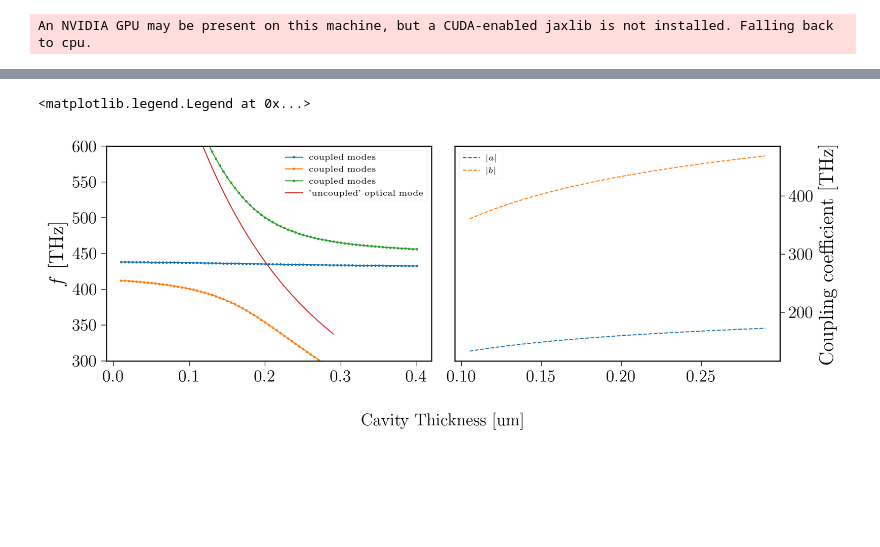
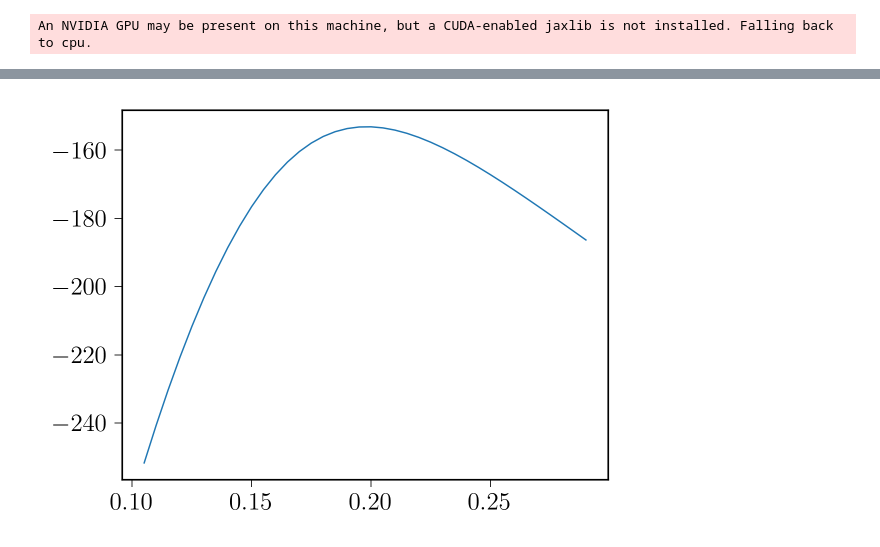
Before and after one commit to jan-david-fischbach/agsurmof, a Jupyter notebook: notebooks/plot_subdivide_results.ipynb, the cells around one changed output, grey strips where cells are left out. Saved outputs shown, nothing was run; the diff lists cells and outputs as text; code cells hidden in the pictures; blank space fills up the shorter version.

```diff
--- a/notebooks/plot_subdivide_results.ipynb
+++ b/notebooks/plot_subdivide_results.ipynb
@@ -210,35 +213,14 @@ plt.ylim((-4, -2))
-# %%
-fig = plt.figure(figsize=(8,3))
-plt.subplot(121)
-selection = [3,9,1] if osc==0.1 else [1,4,18]
-fundamental = poles_tracked_filtered[:, selection]
-plt.plot(thickness, fundamental.real*to_THz, ".-", label="coupled modes")
-plt.ylim(min(w_r), max(w_r))
-
-import inverse_eigenproblem
-As = []
-Bs = []
-om_os=[]
-for i, t in enumerate(thickness):
-    evs = fundamental[i]*to_THz*2*np.pi
-    A, B, om_o = inverse_eigenproblem.get_coupling(
-        evs, material_poles
-    )
-    As.append(A)
-    Bs.append(B)
-    om_os.append(om_o)
-
-plt.plot(thickness, np.array(om_os)/(2*np.pi), label="'uncoupled' optical mode")
-plt.ylabel("$f$ [THz]")
-plt.legend(fontsize=6)
-plt.subplot(122)
-plt.gca().yaxis.tick_right()
-plt.gca().yaxis.set_label_position("right")
-plt.ylabel("Coupling coefficient [THz]")
-plt.plot(thickness, np.sqrt(As), "--", label="$|a|$")
-plt.plot(thickness, np.sqrt(Bs), "--", label="$|b|$")
-fig.supxlabel("Cavity Thickness [um]")
-plt.legend(fontsize=6)
-# %% [output]
-<matplotlib.legend.Legend at 0x...>
-[figure, removed]
+# %%
+if npoles == 3:
+  selection =[25, 1, 3, 6][::-1]
+elif npoles==2:
+  selection = [3,9,1] if osc==0.1 else [1,4,18]
+else:
+  selection = [1,120]
+fundamental = poles_tracked_filtered[:, selection]
+splitting = (fundamental[:, 0]-fundamental[:, -1])*to_THz
+plt.plot(thickness, splitting)
+rabi_idx = np.nanargmin(np.abs(splitting))
+f_rabi = np.nanmin(np.abs(splitting))
+# %% [output]
+[figure, added]
```
Also changed, not shown: parts of 12 cells of this notebook, 11 other files.
